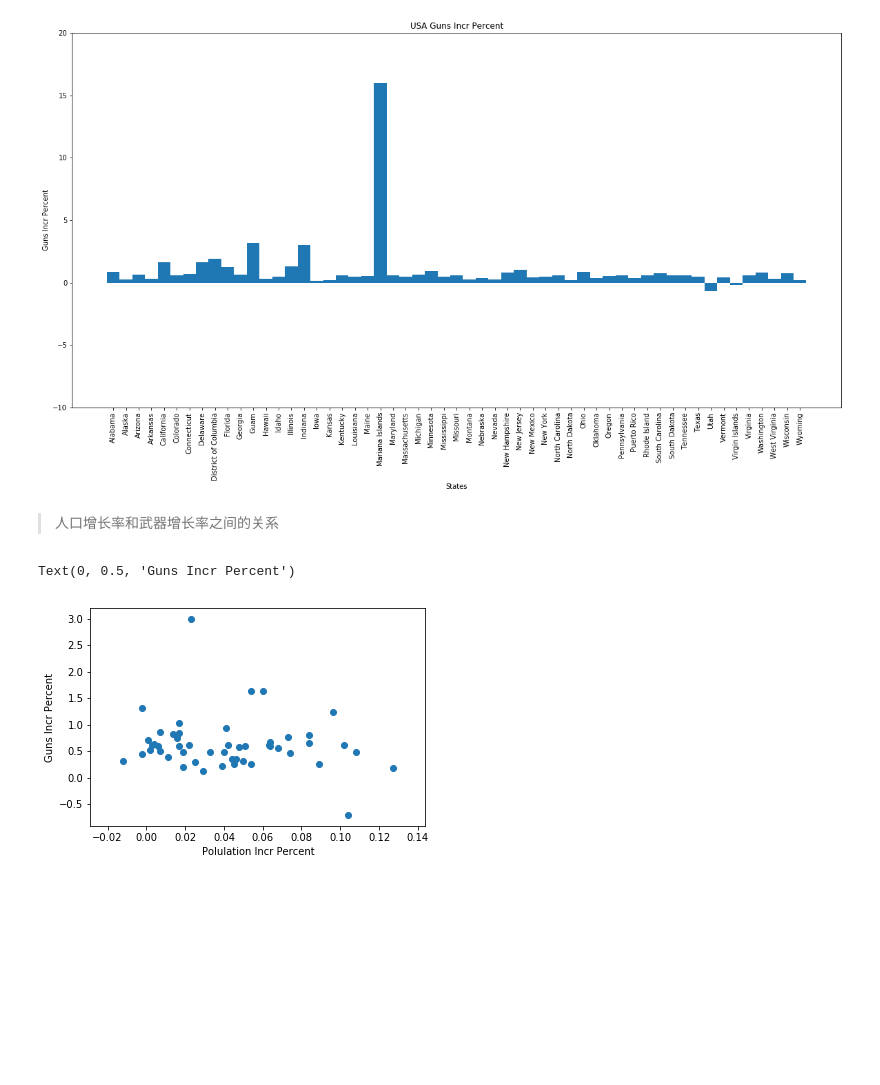
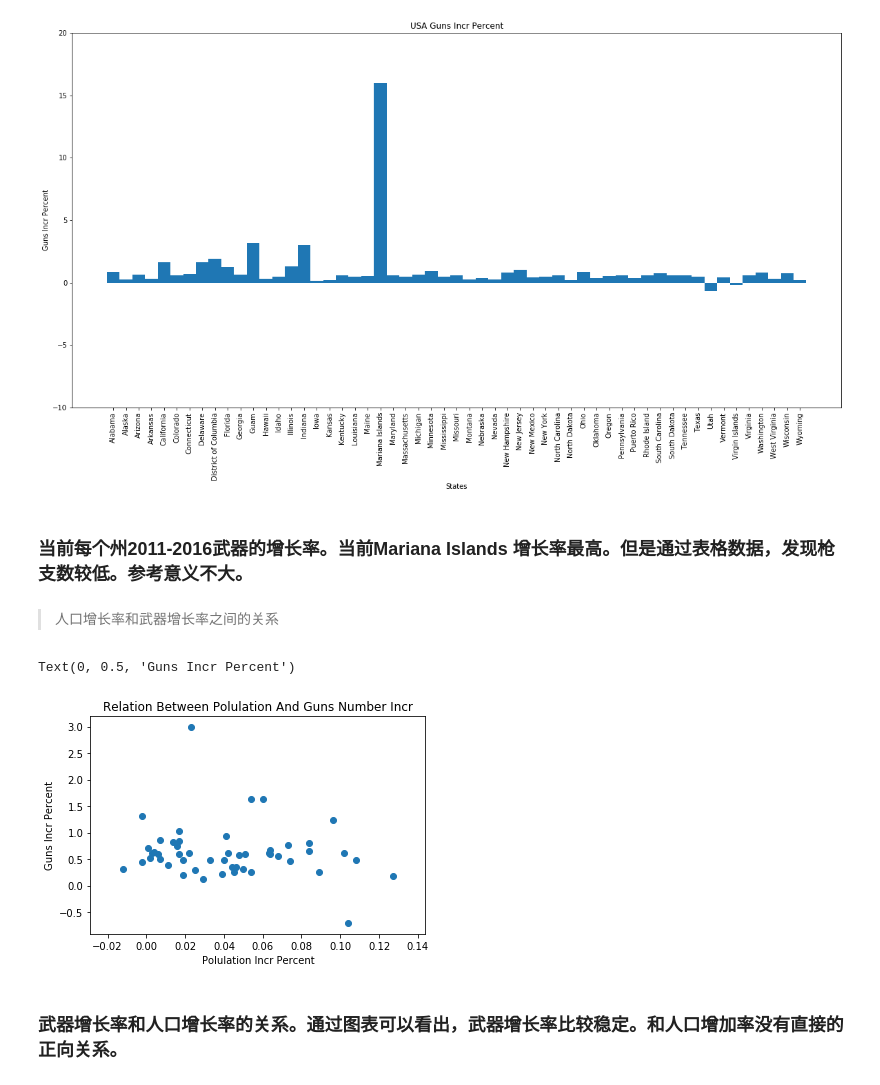
Before and after one commit to kimi987/PyAndML, a Jupyter notebook: src/p2/Investigate_a_Dataset-zh.ipynb, the cells around one changed output. Drawn from its saved outputs; the diff is of its cells as text; code cells hidden in the pictures; blank space fills up the shorter version.

Commit message:
p2 fix error

```diff
--- a/src/p2/Investigate_a_Dataset-zh.ipynb
+++ b/src/p2/Investigate_a_Dataset-zh.ipynb
@@ -177,12 +183,3 @@ df_census_2016.head()
 | California | 39,250,017 | 37,254,522 | 5.40% | 6.30% | ... |
 # %% [markdown]
 > 通过输出人口表的数据，我们发现数据包含一些特殊符号。如逗号和百分号。我们需要把这些字段转化成float
-# %%
-# df_census_2016.info()
-for i in df_census_2016.columns:
-    a = df_census_2016[i][df_census_2016[i].str.contains("%") == True].str.strip("%").astype(float)/100
-    df_census_2016[i][df_census_2016[i].str.contains("%") == True] = a
-    b = df_census_2016[i][df_census_2016[i].str.contains(",") == True].str.split(",")
-    df_census_2016[i][df_census_2016[i].str.contains(",") == True] = b.str.join('').astype(float)
-
-df_census_2016.head()
@@ -195,0 +186,9 @@ df_census_2016.head()
+# %%
+# df_census_2016.info()
+df_census_2016.replace({',': ''}, regex=True, inplace=True) # 处理带逗号的数值，去掉逗号
+df_census_2016.replace({'Z': 0}, inplace=True) #将数据中的 Z 替换为 0
+df_census_2016 = df_census_2016.applymap(lambda x: float(x[:-2])/100 if str(x)[-1]=='%' else x) #转换带 % 的数据
+df_census_2016 = df_census_2016.applymap(lambda x: str(x)[1:] if str(x)[0]=='$' else x) #转换带 $ 的数据
+df_census_2016 = df_census_2016.apply(pd.to_numeric, errors='coerce') # 将数据集的列转换为数字格式
+
+df_census_2016.head()
@@ -293,15 +307,20 @@ plt.ylim(-10, 20)
 plt.xticks(rotation = 90);
 # %% [output]
 [figure]
+# %% [markdown]
+### 当前每个州2011-2016武器的增长率。当前Mariana Islands 增长率最高。但是通过表格数据，发现枪支数较低。参考意义不大。
 # %% [markdown]
 > 人口增长率和武器增长率之间的关系
 # %%
 plt.scatter(df_2016['Population, percent change - April 1, 2010 (estimates base) to July 1, 2016,  (V2016)'],(df_gun_2016['totals'] - df_gun_2011['totals'])/df_gun_2011['totals'])
+plt.title("Relation Between Polulation And Guns Number Incr")
 plt.xlabel("Polulation Incr Percent")
 plt.ylabel("Guns Incr Percent")
 # %% [output]
 Text(0, 0.5, 'Guns Incr Percent')
-[figure, old version]
+[figure, new version]
+# %% [markdown]
+### 武器增长率和人口增长率的关系。通过图表可以看出，武器增长率比较稳定。和人口增加率没有直接的正向关系。
 # %% [markdown]
 <a id='conclusions'></a>
 ## 结论
```
Also changed, not shown: parts of 8 cells of this notebook, 1 other file.
